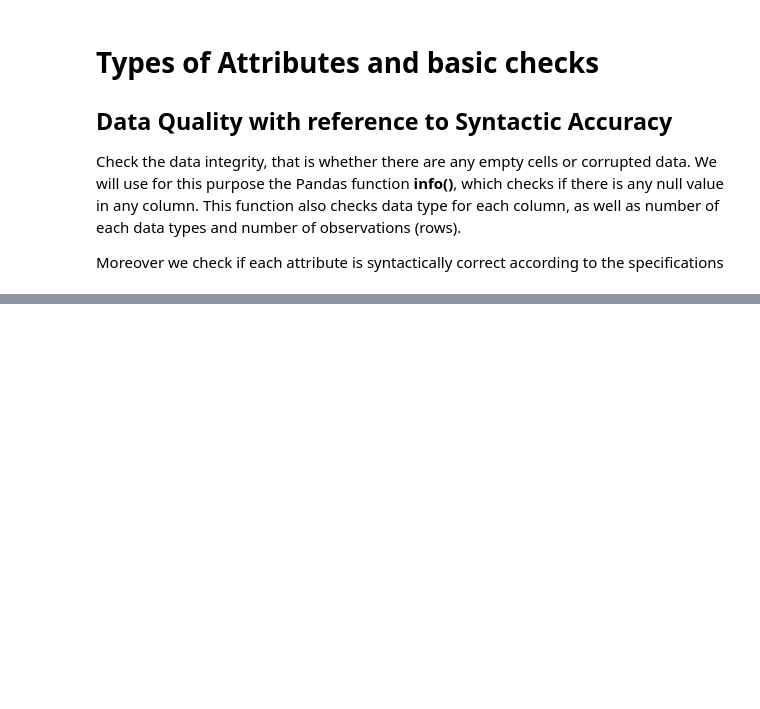
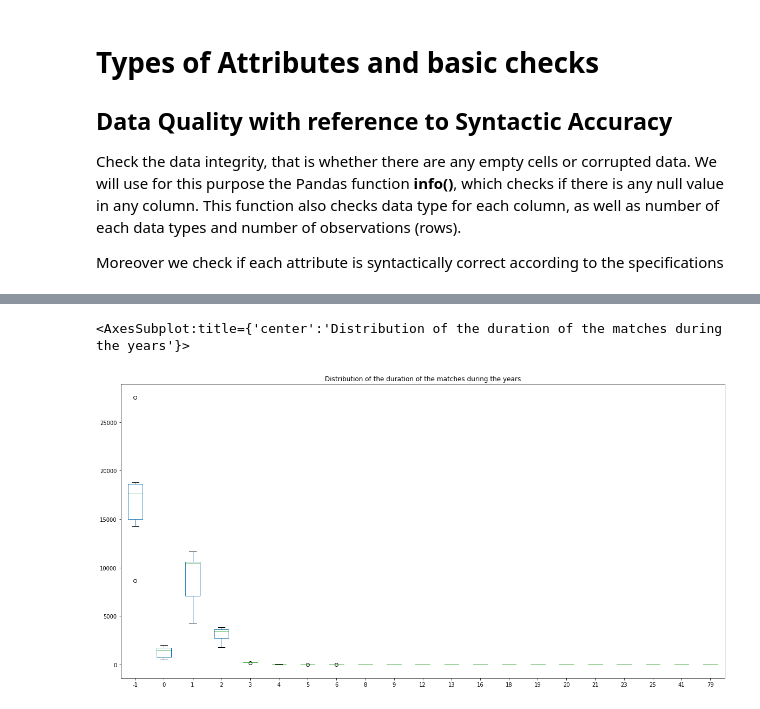
Before and after one commit to OrnelaDanushi/DM-project21, a Jupyter notebook: matches_data_understanding.ipynb, the cells around one changed output, grey strips where cells are left out. Drawn from its saved outputs; the diff is of its cells as text; code cells hidden in the pictures; blank space fills up the shorter version.

```diff
--- a/matches_data_understanding.ipynb
+++ b/matches_data_understanding.ipynb
@@ -1028,0 +318,15 @@ tmp.rename(columns={'gender': 'loser_gender'}, inplace = True)
+# %%
+minutes = df['minutes']
+minutes = pd.to_numeric(minutes, errors='coerce') #for removing all non-numeric values use to_numeric with parameter errors='coerce' - to replace non-numeric values to NaNs
+minutes = minutes.fillna(-1)
+minutes = minutes.astype(int) #Last convert values to ints:
+
+lf = df.groupby([ [x.year for x in df.tourney_date], [ int( x // 60) for x in minutes]]).size()
+lf = lf.unstack()
+lf.plot(
+    figsize=(20, 10),
+    title="Distribution of the duration of the matches during the years",
+    kind='box')
+# %% [output]
+<AxesSubplot:title={'center':'Distribution of the duration of the matches during the years'}>
+[figure, added]
```
Also changed, not shown: parts of 140 cells of this notebook, 1 other file.
